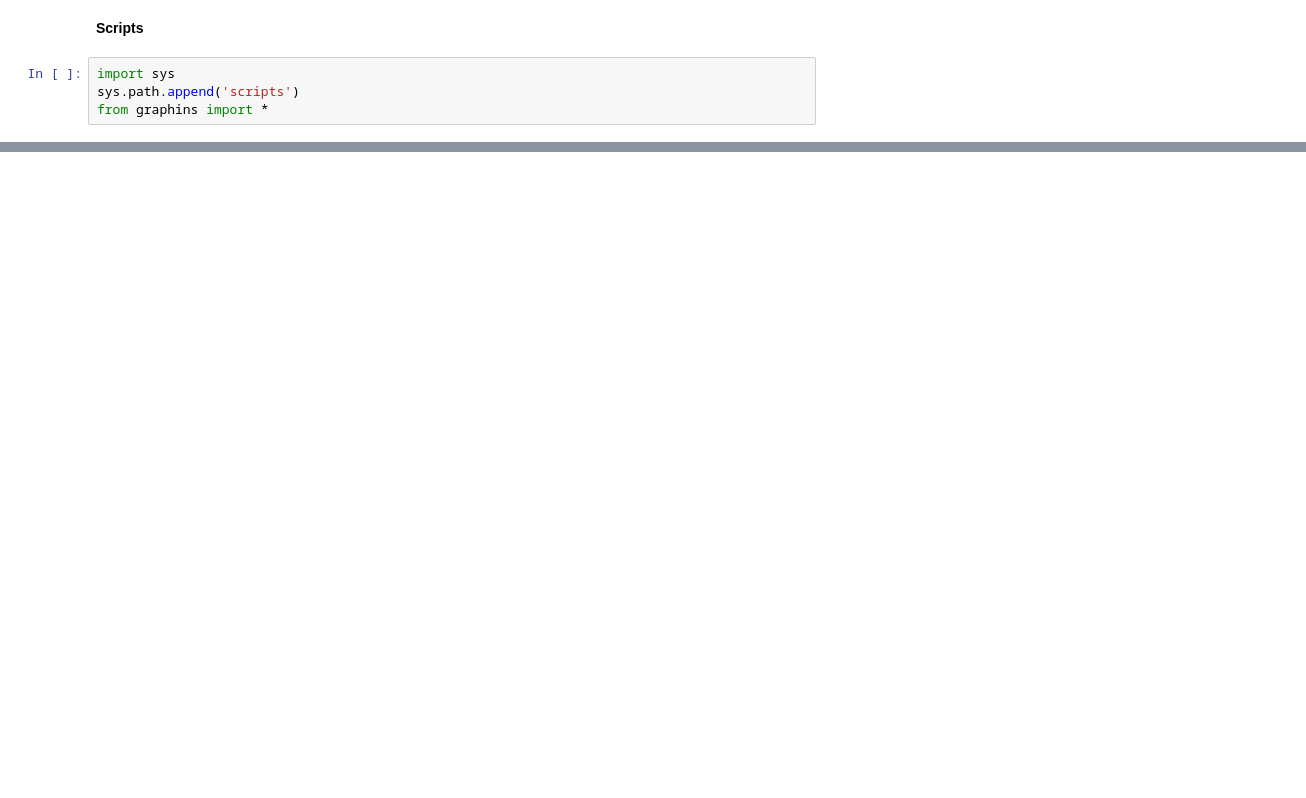
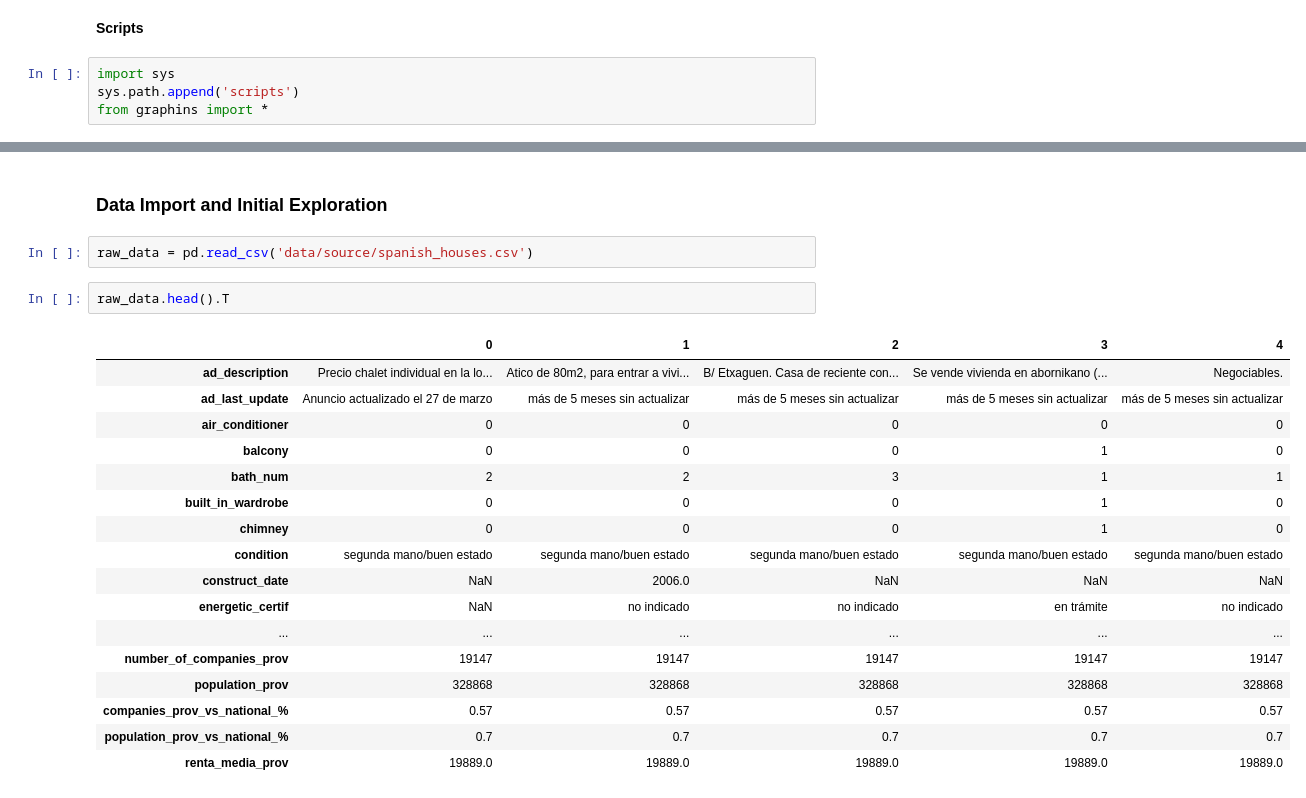
Before and after one commit to fer78/Data-Analytics-Final-Portfolio-Project, a Jupyter notebook: Data-Analytics-Final-Portfolio-Project.ipynb, the cells around one changed output, grey strips where cells are left out. Drawn from its saved outputs; the diff is of its cells as text; blank space fills up the shorter version.

Commit message:
data_import

```diff
--- a/Data-Analytics-Final-Portfolio-Project.ipynb
+++ b/Data-Analytics-Final-Portfolio-Project.ipynb
@@ -109,0 +124,24 @@ pd.set_option('display.max_columns', None)
+# %% [markdown]
+### Data Import and Initial Exploration
+# %%
+raw_data = pd.read_csv('data/source/spanish_houses.csv')
+# %%
+raw_data.head().T
+# %% [output]
+|  | 0 | 1 | 2 | 3 | 4 |
+| ad_description | Precio chalet individual en la lo... | Atico de 80m2, para entrar a vivi... | B/ Etxaguen. Casa de reciente con... | Se vende vivienda en abornikano (... | Negociables. |
+| ad_last_update | Anuncio actualizado el 27 de marzo | más de 5 meses sin actualizar | más de 5 meses sin actualizar | más de 5 meses sin actualizar | más de 5 meses sin actualizar |
+| air_conditioner | 0 | 0 | 0 | 0 | 0 |
+| balcony | 0 | 0 | 0 | 1 | 0 |
+| bath_num | 2 | 2 | 3 | 1 | 1 |
+| built_in_wardrobe | 0 | 0 | 0 | 1 | 0 |
+| chimney | 0 | 0 | 0 | 1 | 0 |
+| condition | segunda mano/buen estado | segunda mano/buen estado | segunda mano/buen estado | segunda mano/buen estado | segunda mano/buen estado |
+| construct_date | NaN | 2006.0 | NaN | NaN | NaN |
+| energetic_certif | NaN | no indicado | no indicado | en trámite | no indicado |
+| ... | ... | ... | ... | ... | ... |
+| number_of_companies_prov | 19147 | 19147 | 19147 | 19147 | 19147 |
+| population_prov | 328868 | 328868 | 328868 | 328868 | 328868 |
+| companies_prov_vs_national_% | 0.57 | 0.57 | 0.57 | 0.57 | 0.57 |
+| population_prov_vs_national_% | 0.7 | 0.7 | 0.7 | 0.7 | 0.7 |
+| renta_media_prov | 19889.0 | 19889.0 | 19889.0 | 19889.0 | 19889.0 |
```
Also changed, not shown: parts of 7 cells of this notebook.
